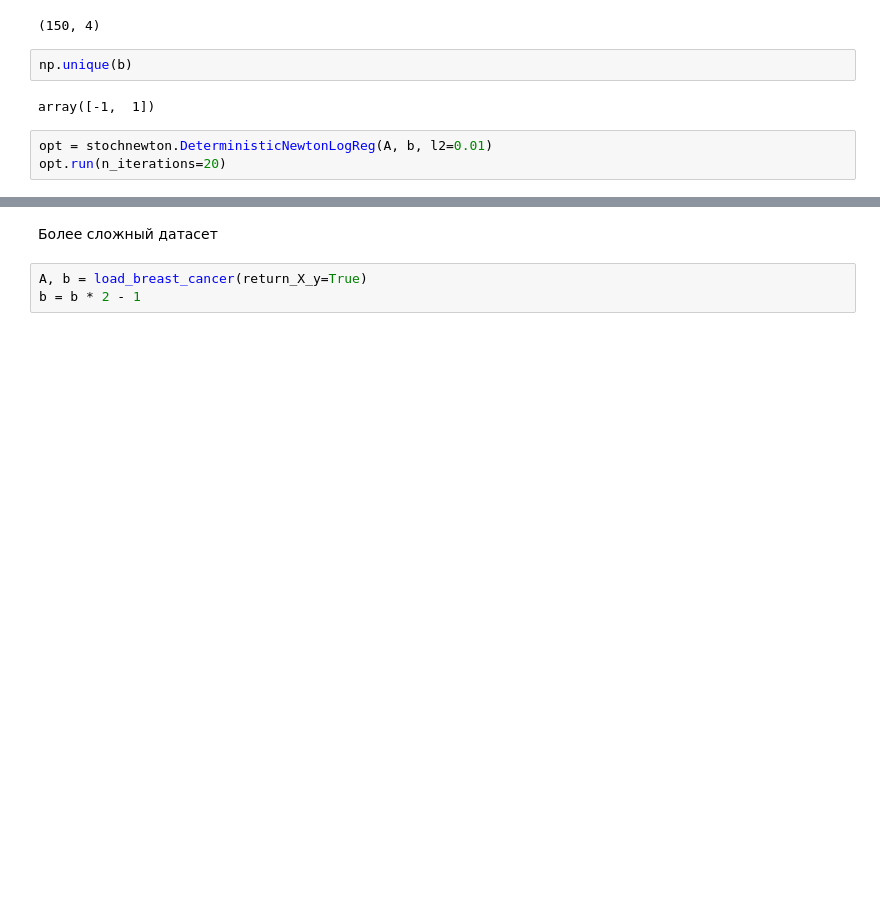
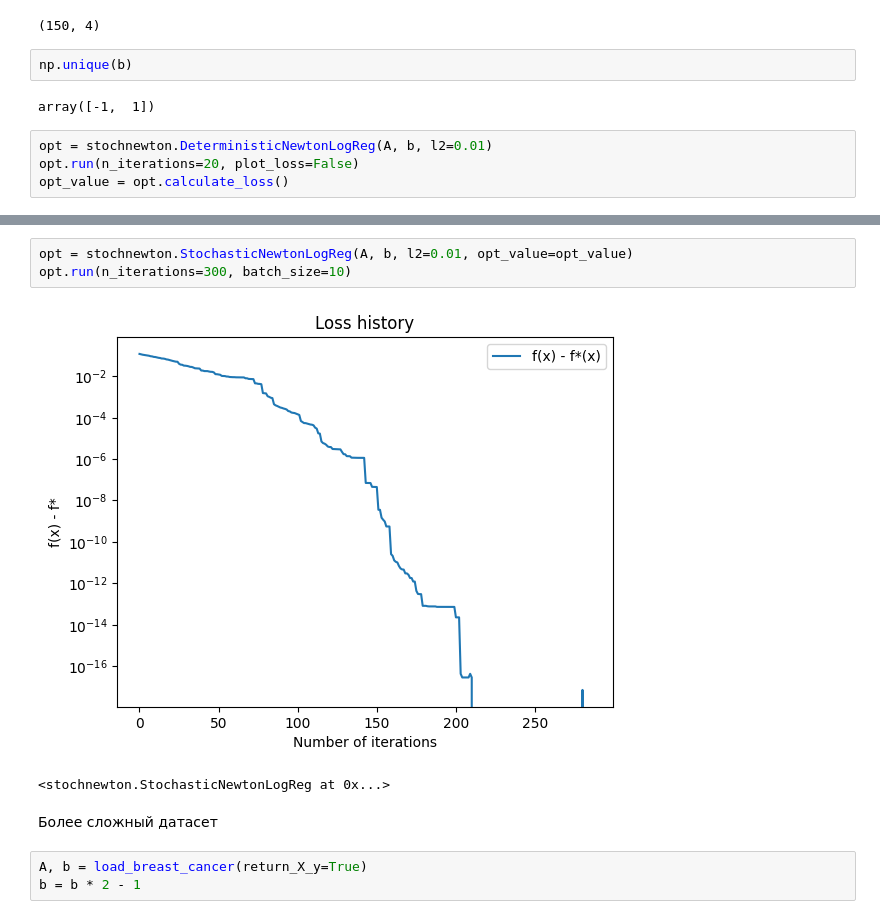
Before and after one commit to intsystems/2023-Project-136, a Jupyter notebook: code/Basic experiment/Basic experiment.ipynb, the cells around one changed output, grey strips where cells are left out. Saved outputs shown, nothing was run; the diff lists cells and outputs as text; blank space fills up the shorter version.

```diff
--- a/code/Basic experiment/Basic experiment.ipynb
+++ b/code/Basic experiment/Basic experiment.ipynb
@@ -30,4 +30,5 @@ np.unique(b)
 array([-1,  1])
 # %%
 opt = stochnewton.DeterministicNewtonLogReg(A, b, l2=0.01)
-opt.run(n_iterations=20)
+opt.run(n_iterations=20, plot_loss=False)
+opt_value = opt.calculate_loss()
@@ -39,5 +37,11 @@ opt.calculate_loss()
 # %% [output]
 0.05844114747617182
+# %%
+opt = stochnewton.StochasticNewtonLogReg(A, b, l2=0.01, opt_value=opt_value)
+opt.run(n_iterations=300, batch_size=10)
+# %% [output]
+[figure, added]
+<stochnewton.StochasticNewtonLogReg at 0x...>
 # %% [markdown]
 Более сложный датасет
 # %%
```
Also changed, not shown: parts of 11 cells of this notebook, 1 other file.
